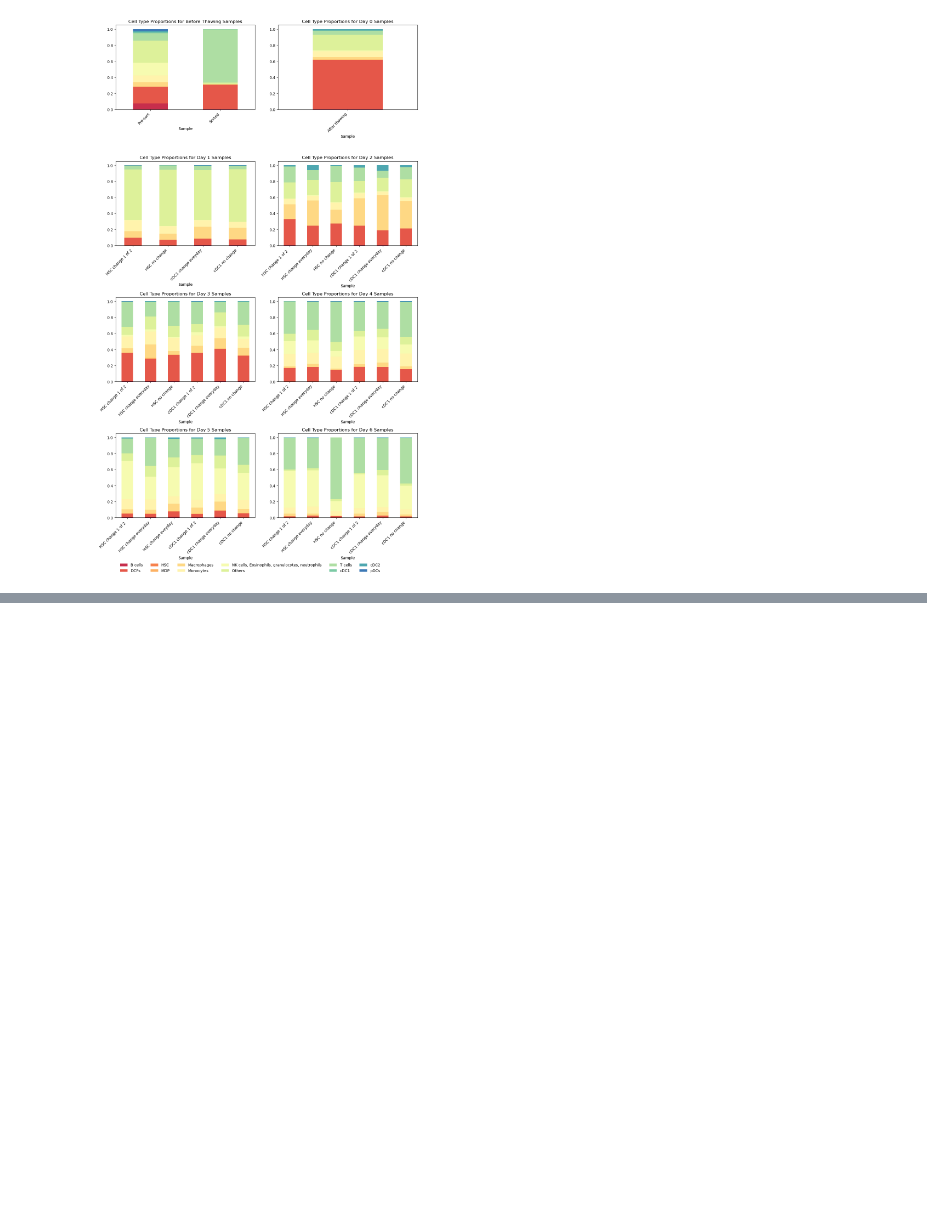
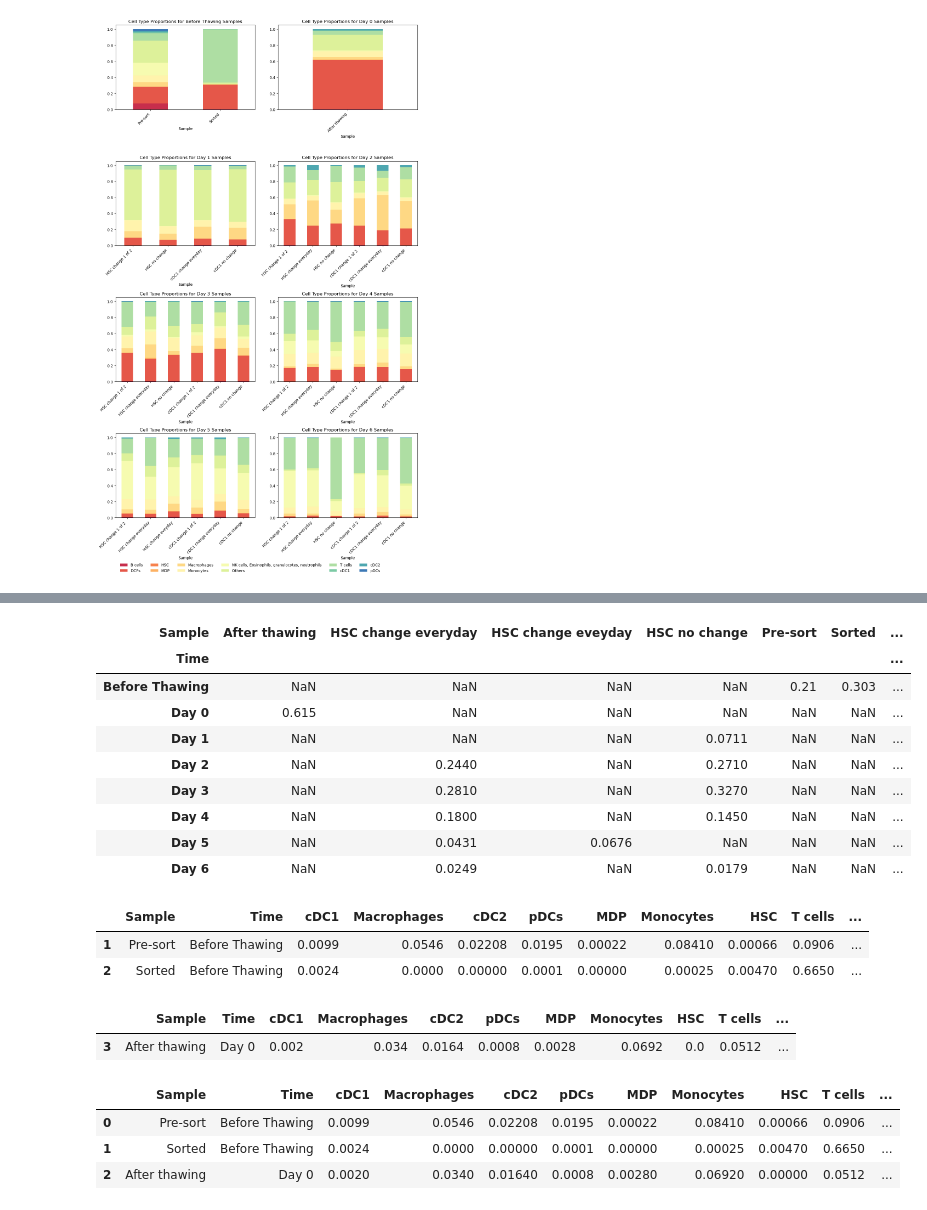
Before and after one commit to AlexiaGiroud/ThawingDCPs, a Jupyter notebook: graphs.ipynb, the cells around one changed output, grey strips where cells are left out. Drawn from its saved outputs; the diff is of its cells as text; code cells hidden in the pictures; blank space fills up the shorter version.

```diff
--- a/graphs.ipynb
+++ b/graphs.ipynb
@@ -151,0 +177,41 @@ plt.show()
+# %%
+# Merge columns two columns "cDC1 change 1 of 2
+dcp_proportions['cDC1 change 1 of 2 new'] = dcp_proportions[['cDC1 change 1 of 2', 'cDC1 change 1 of 2 ']].sum(axis=1)
+dcp_proportions = dcp_proportions.drop(columns=['cDC1 change 1 of 2', 'cDC1 change 1 of 2 '])
+dcp_proportions["cDC1 change 1 of 2"] = dcp_proportions['cDC1 change 1 of 2 new']
+dcp_proportions.drop(columns=['cDC1 change 1 of 2 new'], inplace=True)
+
+dcp_proportions
+# %% [output]
+| Sample | After thawing | HSC change everyday | HSC change eveyday | HSC no change | Pre-sort | Sorted | ... |
+| Time |  |  |  |  |  |  | ... |
+| Before Thawing | NaN | NaN | NaN | NaN | 0.21 | 0.303 | ... |
+| Day 0 | 0.615 | NaN | NaN | NaN | NaN | NaN | ... |
+| Day 1 | NaN | NaN | NaN | 0.0711 | NaN | NaN | ... |
+| Day 2 | NaN | 0.2440 | NaN | 0.2710 | NaN | NaN | ... |
+| Day 3 | NaN | 0.2810 | NaN | 0.3270 | NaN | NaN | ... |
+| Day 4 | NaN | 0.1800 | NaN | 0.1450 | NaN | NaN | ... |
+| Day 5 | NaN | 0.0431 | 0.0676 | NaN | NaN | NaN | ... |
+| Day 6 | NaN | 0.0249 | NaN | 0.0179 | NaN | NaN | ... |
+# %%
+df_before_thawing = df[df["Time"] == "Before Thawing"]
+df_before_thawing
+# %% [output]
+|  | Sample | Time | cDC1 | Macrophages | cDC2 | pDCs | MDP | Monocytes | HSC | T cells | ... |
+| 1 | Pre-sort | Before Thawing | 0.0099 | 0.0546 | 0.02208 | 0.0195 | 0.00022 | 0.08410 | 0.00066 | 0.0906 | ... |
+| 2 | Sorted | Before Thawing | 0.0024 | 0.0000 | 0.00000 | 0.0001 | 0.00000 | 0.00025 | 0.00470 | 0.6650 | ... |
+# %%
+df_day0 = df[df["Time"] == "Day 0"]
+df_day0
+# %% [output]
+|  | Sample | Time | cDC1 | Macrophages | cDC2 | pDCs | MDP | Monocytes | HSC | T cells | ... |
+| 3 | After thawing | Day 0 | 0.002 | 0.034 | 0.0164 | 0.0008 | 0.0028 | 0.0692 | 0.0 | 0.0512 | ... |
+# %%
+# Add df_day 0 after df_before thawing
+df_1st_days = pd.concat([df_before_thawing, df_day0], ignore_index=True)
+df_1st_days
+# %% [output]
+|  | Sample | Time | cDC1 | Macrophages | cDC2 | pDCs | MDP | Monocytes | HSC | T cells | ... |
+| 0 | Pre-sort | Before Thawing | 0.0099 | 0.0546 | 0.02208 | 0.0195 | 0.00022 | 0.08410 | 0.00066 | 0.0906 | ... |
+| 1 | Sorted | Before Thawing | 0.0024 | 0.0000 | 0.00000 | 0.0001 | 0.00000 | 0.00025 | 0.00470 | 0.6650 | ... |
+| 2 | After thawing | Day 0 | 0.0020 | 0.0340 | 0.01640 | 0.0008 | 0.00280 | 0.06920 | 0.00000 | 0.0512 | ... |
```
Also changed, not shown: parts of 6 cells of this notebook.
